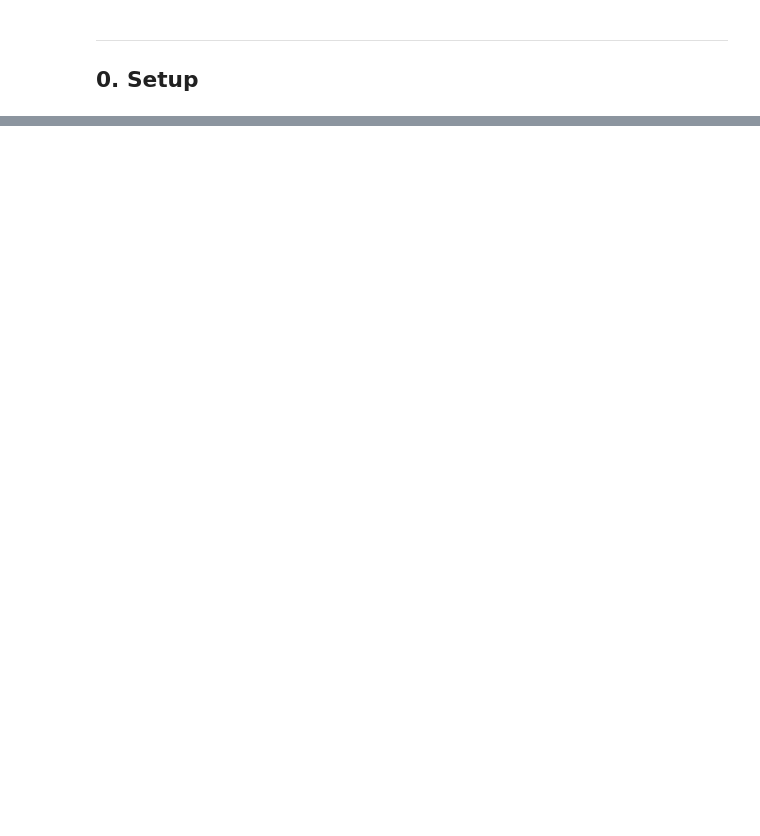
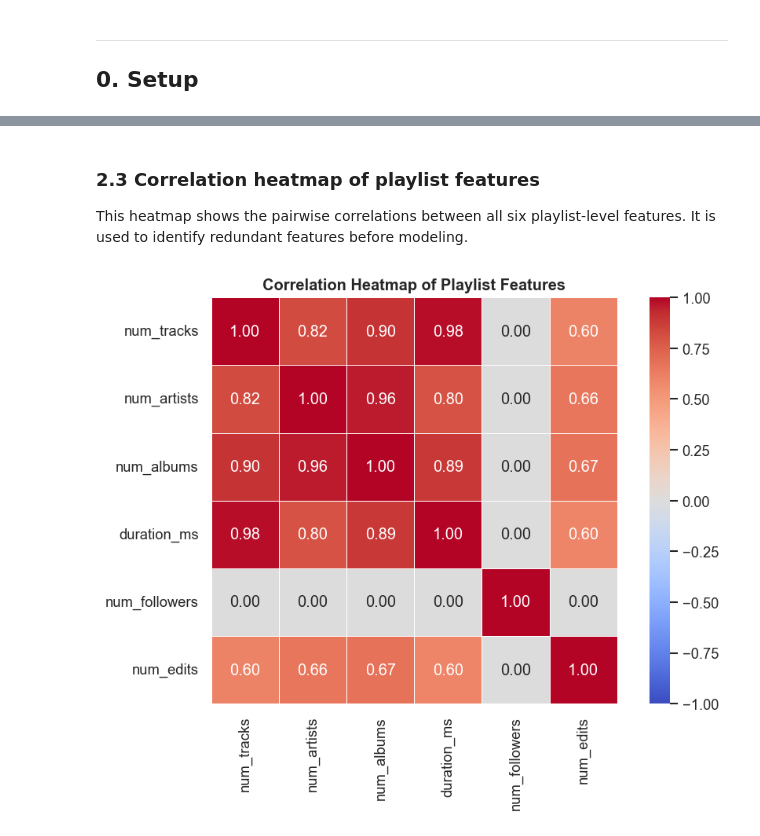
Before and after one commit to bioEdam/ISA-project, a Jupyter notebook: notebooks/EDA.ipynb, the cells around one changed output, grey strips where cells are left out. Saved outputs shown, nothing was run; the diff lists cells and outputs as text; code cells hidden in the pictures; blank space fills up the shorter version.

```diff
--- a/notebooks/EDA.ipynb
+++ b/notebooks/EDA.ipynb
@@ -502,0 +113,19 @@ print(f'(Evaluated on {len(scores)} test playlists)')
+# %% [markdown]
+### 2.3 Correlation heatmap of playlist features
+
+This heatmap shows the pairwise correlations between all six playlist-level features. It is used to identify redundant features before modeling.
+# %%
+corr_cols = ['num_tracks', 'num_artists', 'num_albums', 'duration_ms', 'num_followers', 'num_edits']
+corr = pls[corr_cols].corr()
+
+fig, ax = plt.subplots(figsize=(8, 6))
+sns.heatmap(
+    corr, annot=True, fmt='.2f', cmap='coolwarm',
+    vmin=-1, vmax=1, square=True, linewidths=0.5, ax=ax
+)
+ax.set_title('Correlation Heatmap of Playlist Features', fontweight='bold')
+plt.tight_layout()
+plt.savefig(OUT / 'eda_correlation_heatmap.png', bbox_inches='tight')
+plt.show()
+# %% [output]
+[figure, added]
```
Also changed, not shown: parts of 64 cells of this notebook, 1 other file.
